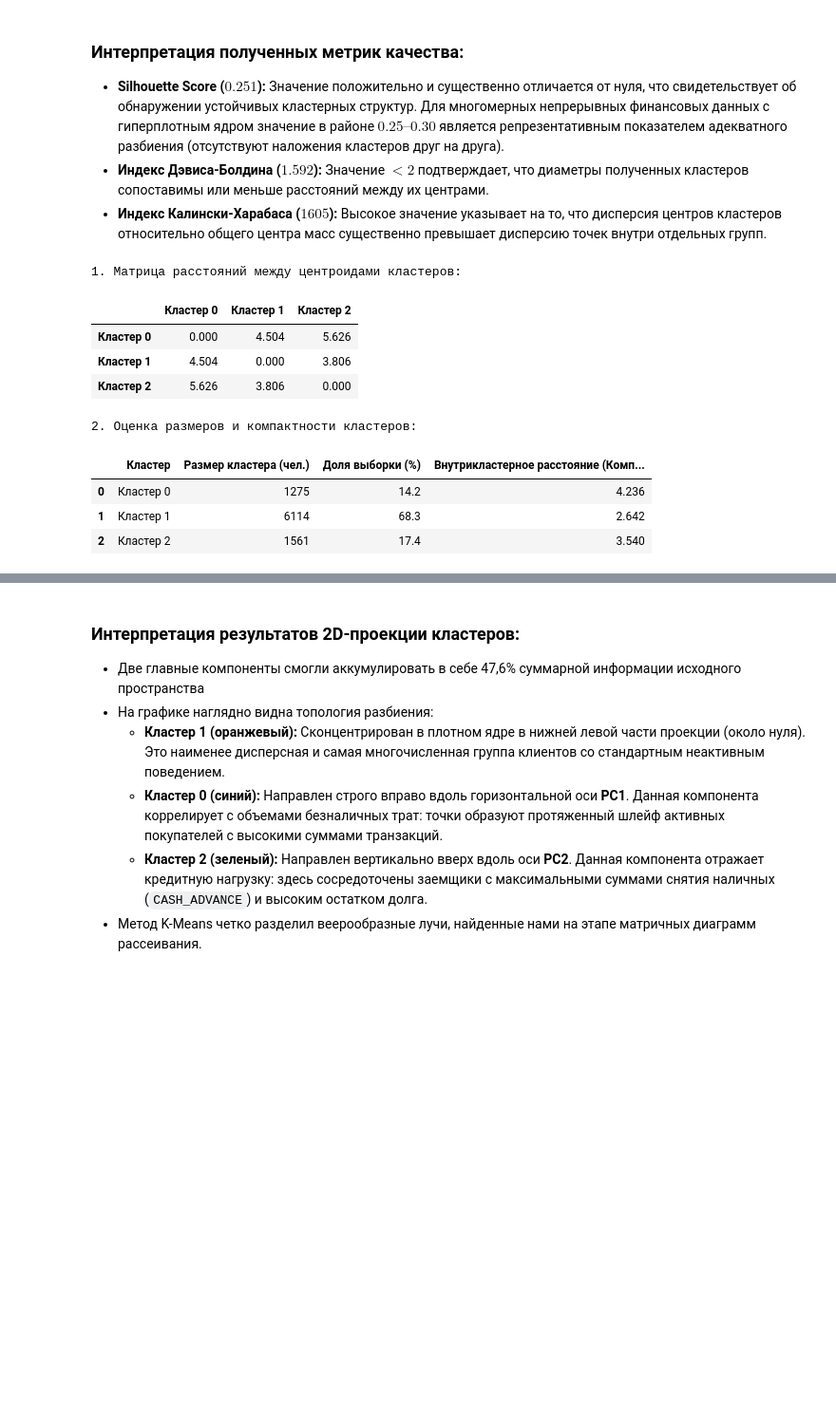
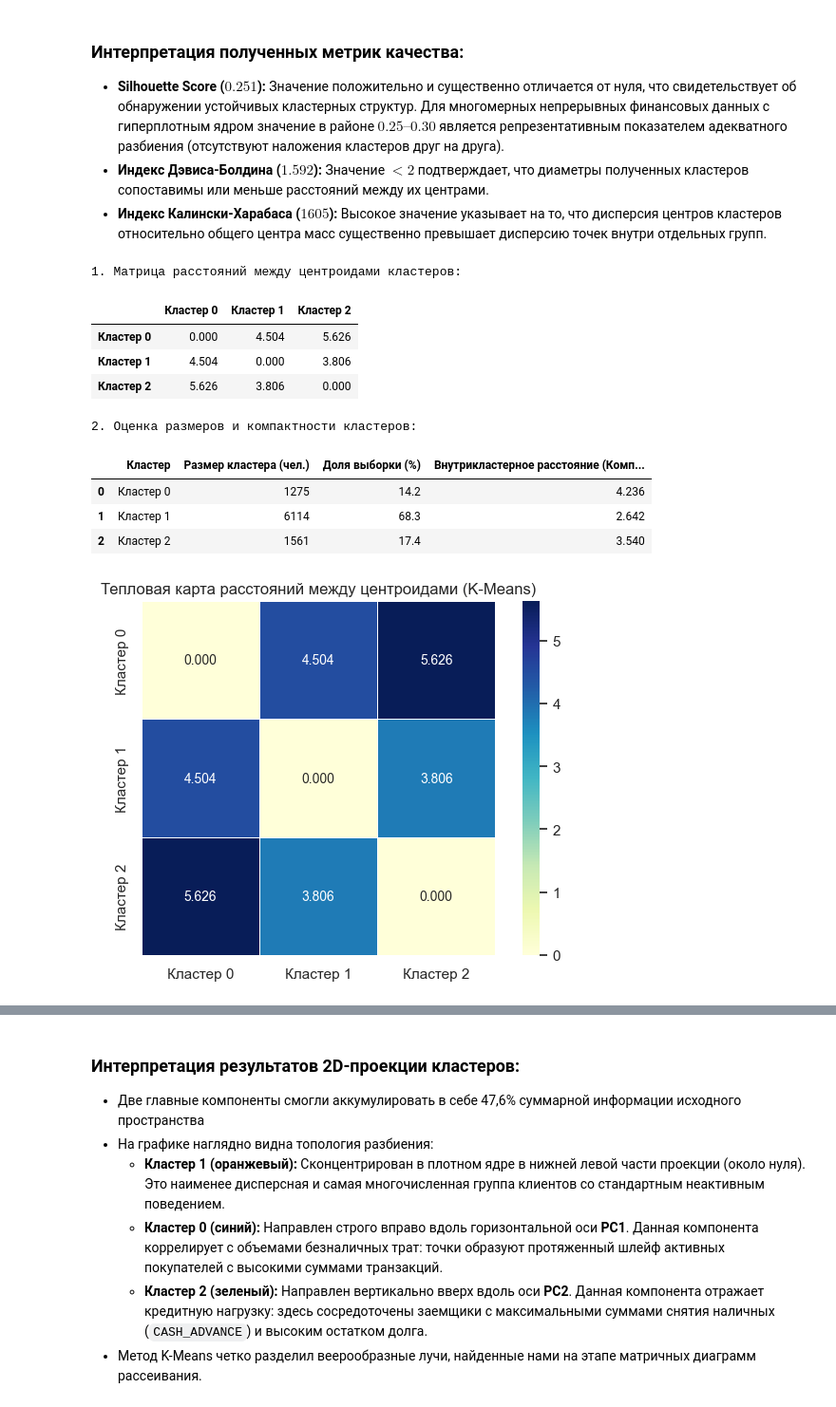
Before and after one commit to Lavrous/ML_Lab3, a Jupyter notebook: notebook/clustering_report.ipynb, the cells around one changed output, grey strips where cells are left out. Shown at 95% size. Cells and saved outputs as stored; diff of their text form; code cells hidden in the pictures; blank space fills up the shorter version.

```diff
--- a/notebook/clustering_report.ipynb
+++ b/notebook/clustering_report.ipynb
@@ -353,32 +473,39 @@ df_inter_dist = pd.DataFrame(
 
 intra_cluster_dist = []
 for i in range(k_chosen):
     cluster_points = df_scaled[labels_3 == i].values
     distances_to_centroid = np.linalg.norm(cluster_points - centroids_scaled[i], axis=1)
     intra_cluster_dist.append(distances_to_centroid.mean())
 
 df_compactness = pd.DataFrame({
     'Кластер': [f'Кластер {i}' for i in range(k_chosen)],
     'Размер кластера (чел.)': np.bincount(labels_3),
     'Доля выборки (%)': (np.bincount(labels_3) / len(df_scaled) * 100).round(1),
     'Внутрикластерное расстояние (Компактность)': np.round(intra_cluster_dist, 3)
 })
 
 print("1. Матрица расстояний между центроидами кластеров:")
 display(df_inter_dist.round(3))
 
 print("\n2. Оценка размеров и компактности кластеров:")
 display(df_compactness)
+
+plt.figure(figsize=(6, 4.5))
+sns.heatmap(df_inter_dist, annot=True, fmt='.3f', cmap='YlGnBu', square=True, linewidths=0.5)
+plt.title("Тепловая карта расстояний между центроидами (K-Means)", fontsize=12)
+plt.tight_layout()
+plt.show()
 # %% [output]
 1. Матрица расстояний между центроидами кластеров:
 |  | Кластер 0 | Кластер 1 | Кластер 2 |
 | Кластер 0 | 0.000 | 4.504 | 5.626 |
 | Кластер 1 | 4.504 | 0.000 | 3.806 |
 | Кластер 2 | 5.626 | 3.806 | 0.000 |
 2. Оценка размеров и компактности кластеров:
 |  | Кластер | Размер кластера (чел.) | Доля выборки (%) | Внутрикластерное расстояние (Комп... |
 | 0 | Кластер 0 | 1275 | 14.2 | 4.236 |
 | 1 | Кластер 1 | 6114 | 68.3 | 2.642 |
 | 2 | Кластер 2 | 1561 | 17.4 | 3.540 |
+[figure, added]
 # %% [markdown]
 1. **Межкластерная обособленность:**
```
Also changed, not shown: parts of 21 cells of this notebook, 1 other file.
